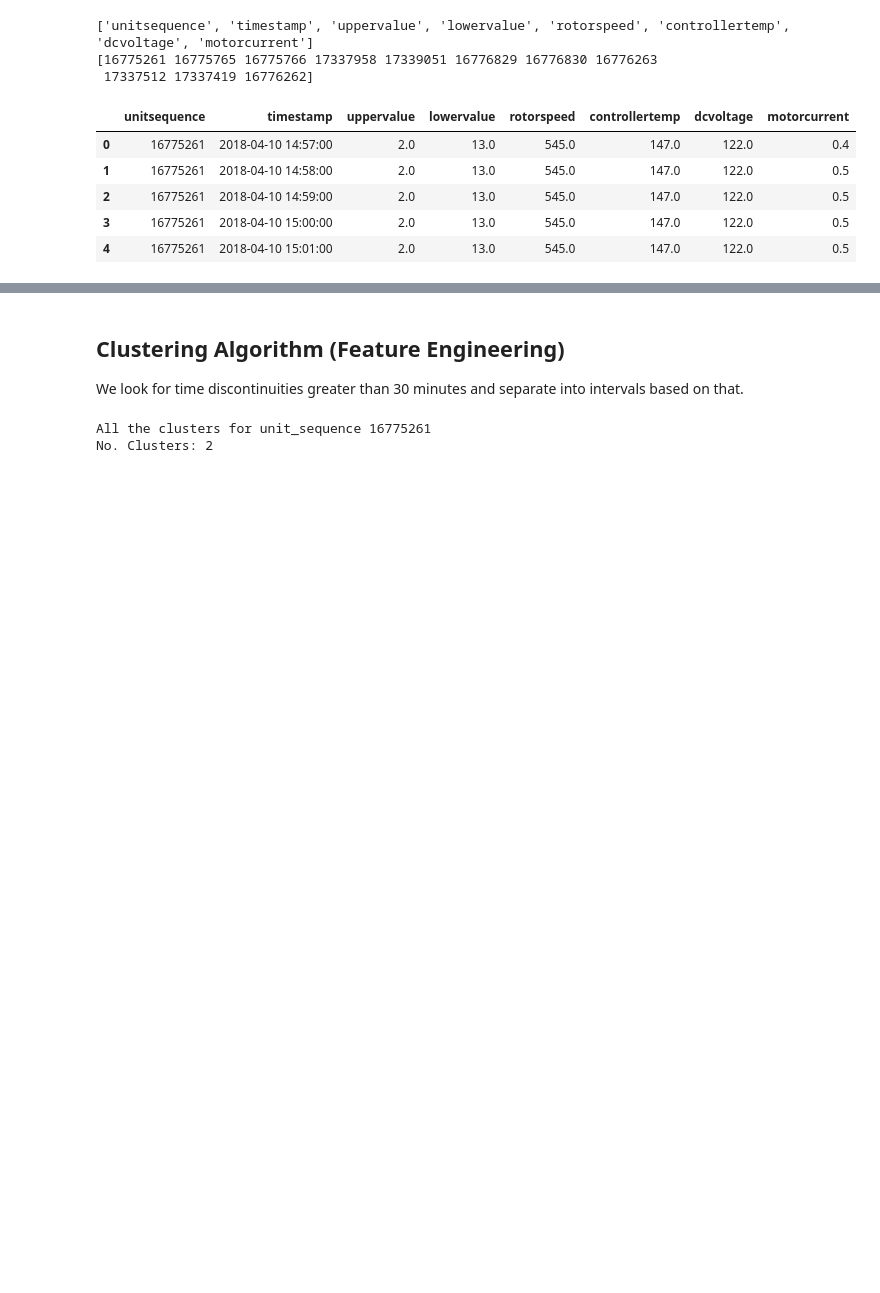
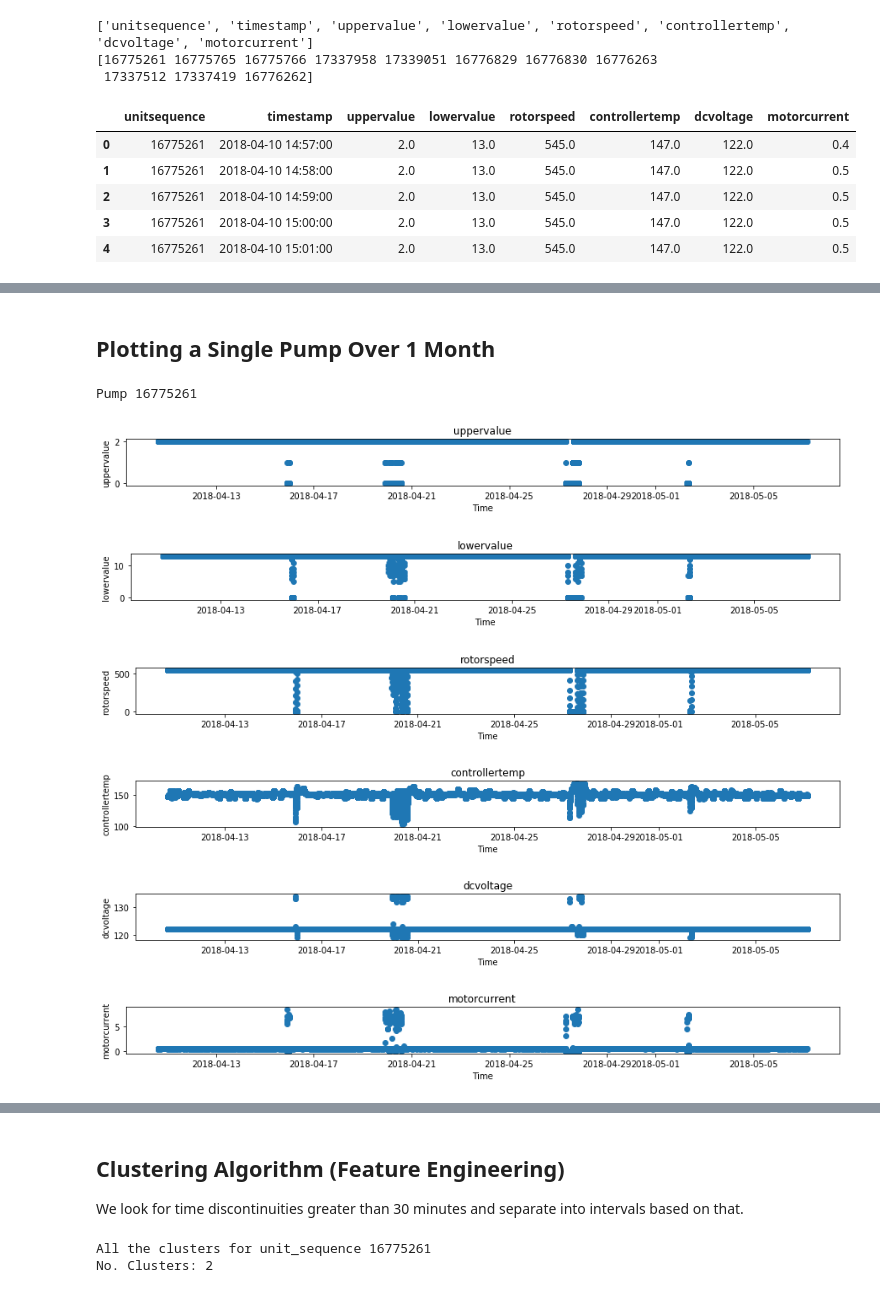
Before and after one commit to jarednielsen/cryopumps, a Jupyter notebook: feature-engineering.ipynb, the cells around one changed output, grey strips where cells are left out. Saved outputs shown, nothing was run; the diff lists cells and outputs as text; code cells hidden in the pictures; blank space fills up the shorter version.

```diff
--- a/feature-engineering.ipynb
+++ b/feature-engineering.ipynb
@@ -188,0 +178,14 @@ for feature in ["uppervalue", "lowervalue", "rotorspeed", "controllertemp", "dcv
+# %% [markdown]
+## Plotting a Single Pump Over 1 Month
+# %%
+for us in unique_us:
+    plot_pump(x_turbo[x_turbo.unitsequence == us], title="Pump {}".format(us))
+    break
+# %% [output]
+Pump 16775261
+[figure, added]
+[figure, added]
+[figure, added]
+[figure, added]
+[figure, added]
+[figure, added]
```
Also changed, not shown: parts of 15 cells of this notebook, 6 other files.
